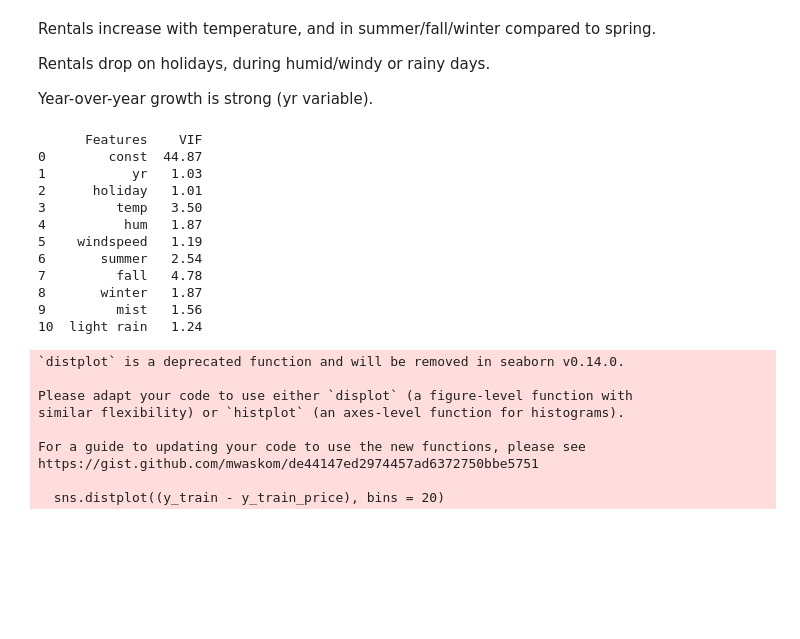
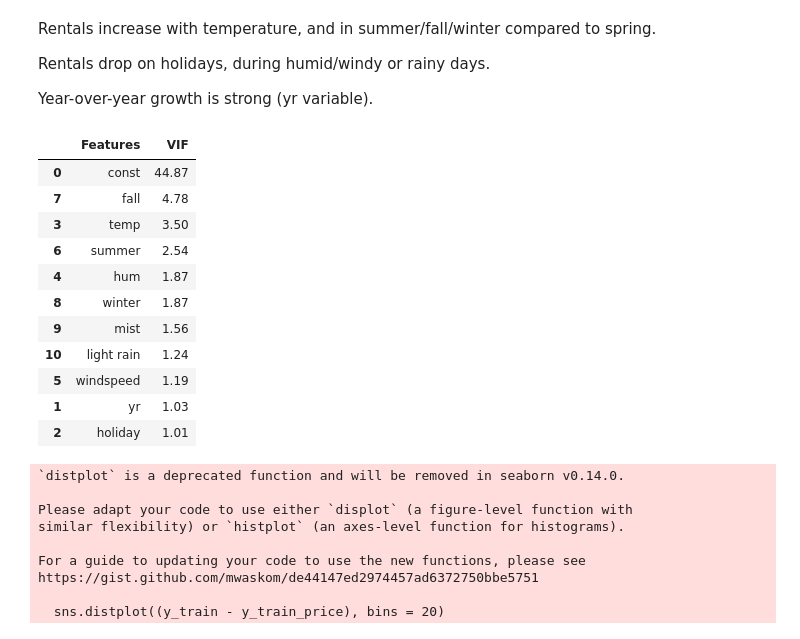
Before and after one commit to prasanth23590/Linear-Regression-Assignment, a Jupyter notebook: Assignment_PP.ipynb, the cells around one changed output. Cells and saved outputs as stored; diff of their text form; code cells hidden in the pictures; blank space fills up the shorter version.

```diff
--- a/Assignment_PP.ipynb
+++ b/Assignment_PP.ipynb
@@ -275,28 +277,27 @@ Year-over-year growth is strong (yr variable).
 # %%
 # Calculate the VIFs as all columns are significant
 from statsmodels.stats.outliers_influence import variance_inflation_factor
 
 vif = pd.DataFrame()
 X = X_train_rfe
 vif['Features'] = X.columns
 vif['VIF'] = [variance_inflation_factor(X.values, i) for i in range(X.shape[1])]
 vif['VIF'] = round(vif['VIF'], 2)
-vif = vif
+vif = vif.sort_values(by = "VIF", ascending = False)
+vif
+# %% [output]
+|  | Features | VIF |
+| 0 | const | 44.87 |
+| 7 | fall | 4.78 |
+| 3 | temp | 3.50 |
+| 6 | summer | 2.54 |
+| 4 | hum | 1.87 |
+| 8 | winter | 1.87 |
+| 9 | mist | 1.56 |
+| 10 | light rain | 1.24 |
+| 5 | windspeed | 1.19 |
+| 1 | yr | 1.03 |
+| 2 | holiday | 1.01 |
-# %%
-print(vif)
-# %% [output]
-      Features    VIF
-0        const  44.87
-1           yr   1.03
-2      holiday   1.01
-3         temp   3.50
-4          hum   1.87
-5    windspeed   1.19
-6       summer   2.54
-7         fall   4.78
-8       winter   1.87
-9         mist   1.56
-10  light rain   1.24
 # %%
 y_train_price = lm.predict(X_train_rfe)
 # %%
```
Also changed, not shown: parts of 6 cells of this notebook, 2 other files.
